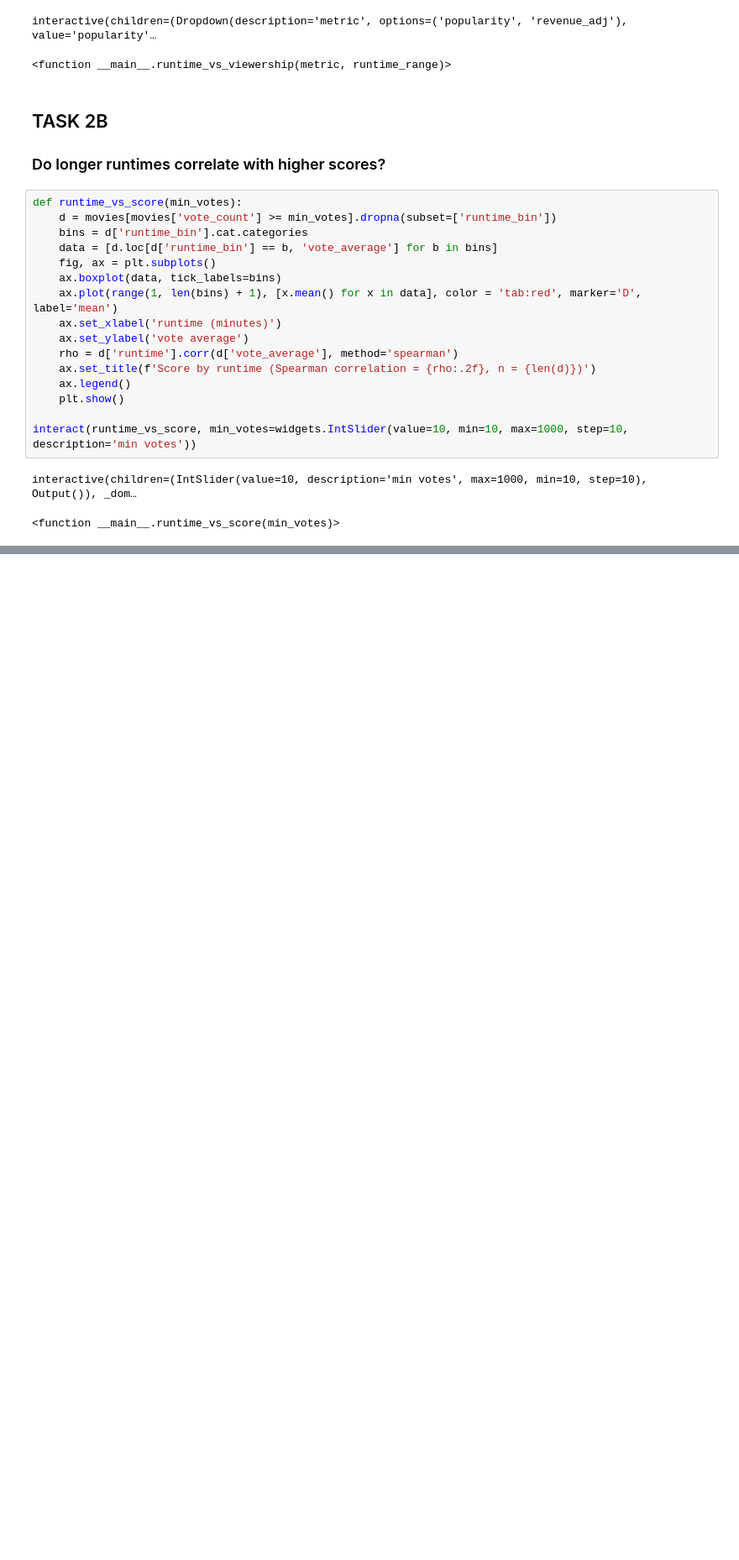
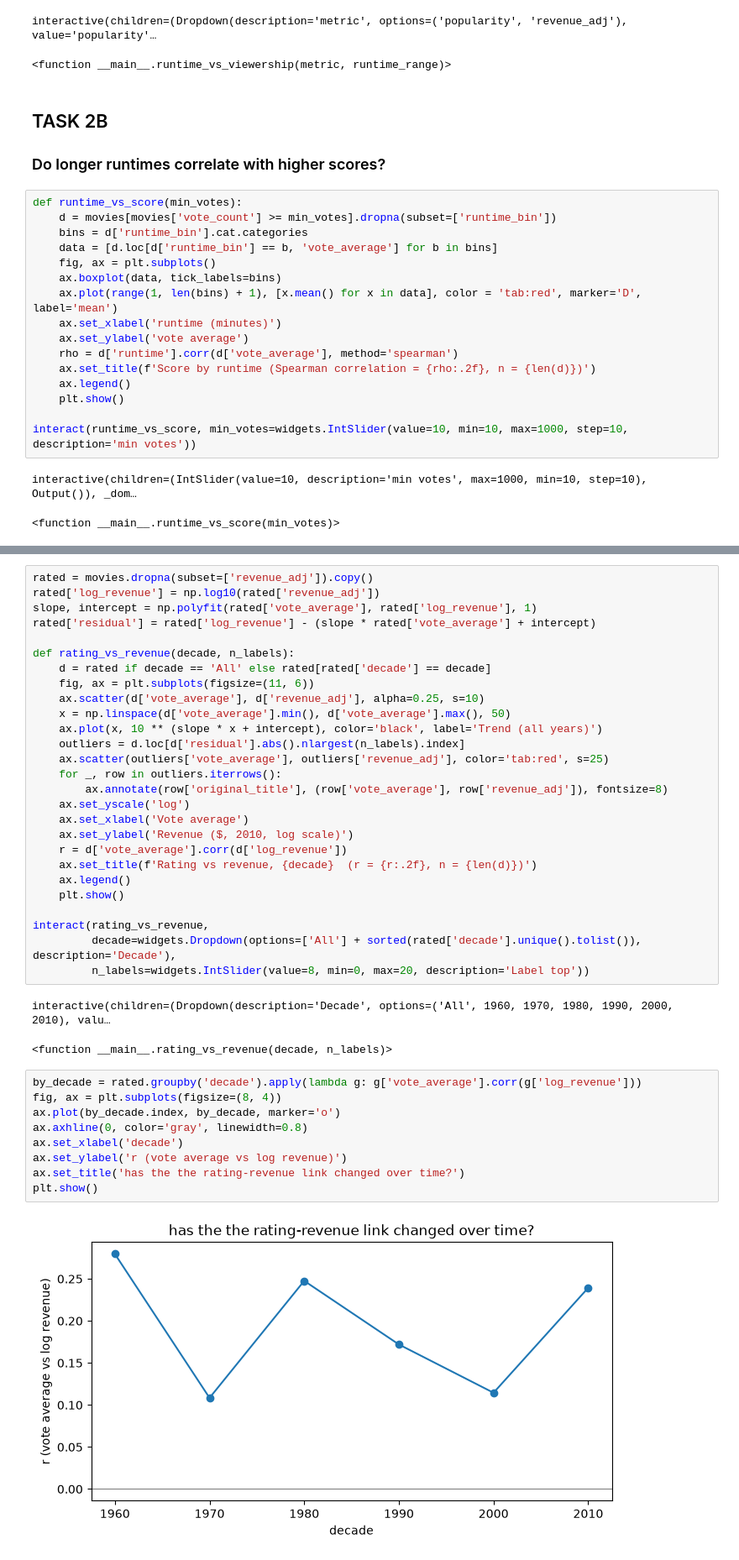
Before and after one commit to thestickm0/ds2023-eda-proj1, a Jupyter notebook: roughdraft.ipynb, the cells around one changed output, grey strips where cells are left out. Shown at 84% size. Cells and saved outputs as stored; diff of their text form; blank space fills up the shorter version.

```diff
--- a/roughdraft.ipynb
+++ b/roughdraft.ipynb
@@ -131,0 +219,41 @@ interactive(children=(IntSlider(value=10, description='min votes', max=1000, min
+# %%
+rated = movies.dropna(subset=['revenue_adj']).copy()
+rated['log_revenue'] = np.log10(rated['revenue_adj'])
+slope, intercept = np.polyfit(rated['vote_average'], rated['log_revenue'], 1)
+rated['residual'] = rated['log_revenue'] - (slope * rated['vote_average'] + intercept)
+
+def rating_vs_revenue(decade, n_labels):
+    d = rated if decade == 'All' else rated[rated['decade'] == decade]
+    fig, ax = plt.subplots(figsize=(11, 6))
+    ax.scatter(d['vote_average'], d['revenue_adj'], alpha=0.25, s=10)
+    x = np.linspace(d['vote_average'].min(), d['vote_average'].max(), 50)
+    ax.plot(x, 10 ** (slope * x + intercept), color='black', label='Trend (all years)')
+    outliers = d.loc[d['residual'].abs().nlargest(n_labels).index]
+    ax.scatter(outliers['vote_average'], outliers['revenue_adj'], color='tab:red', s=25)
+    for _, row in outliers.iterrows():
+        ax.annotate(row['original_title'], (row['vote_average'], row['revenue_adj']), fontsize=8)
+    ax.set_yscale('log')
+    ax.set_xlabel('Vote average')
+    ax.set_ylabel('Revenue ($, 2010, log scale)')
+    r = d['vote_average'].corr(d['log_revenue'])
+    ax.set_title(f'Rating vs revenue, {decade}  (r = {r:.2f}, n = {len(d)})')
+    ax.legend()
+    plt.show()
+
+interact(rating_vs_revenue,
+         decade=widgets.Dropdown(options=['All'] + sorted(rated['decade'].unique().tolist()), description='Decade'),
+         n_labels=widgets.IntSlider(value=8, min=0, max=20, description='Label top'))
+# %% [output]
+interactive(children=(Dropdown(description='Decade', options=('All', 1960, 1970, 1980, 1990, 2000, 2010), valu…
+<function __main__.rating_vs_revenue(decade, n_labels)>
+# %%
+by_decade = rated.groupby('decade').apply(lambda g: g['vote_average'].corr(g['log_revenue']))
+fig, ax = plt.subplots(figsize=(8, 4))
+ax.plot(by_decade.index, by_decade, marker='o')
+ax.axhline(0, color='gray', linewidth=0.8)
+ax.set_xlabel('decade')
+ax.set_ylabel('r (vote average vs log revenue)')
+ax.set_title('has the the rating-revenue link changed over time?')
+plt.show()
+# %% [output]
+[figure, added]
```
Also changed, not shown: parts of 8 cells of this notebook.
